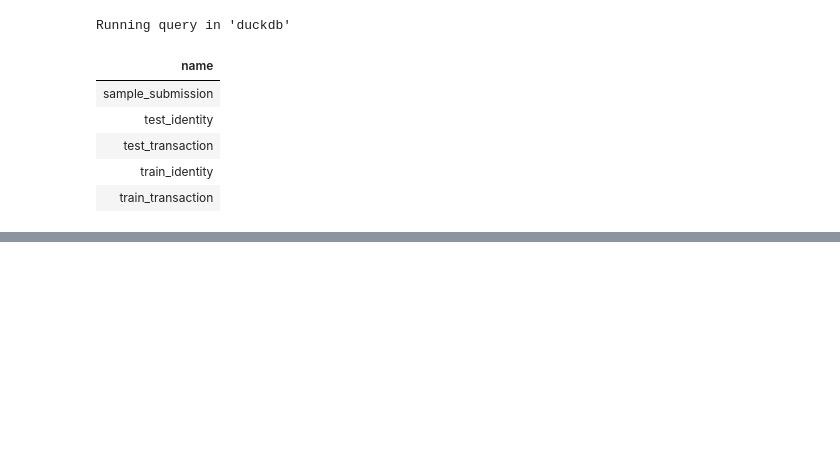
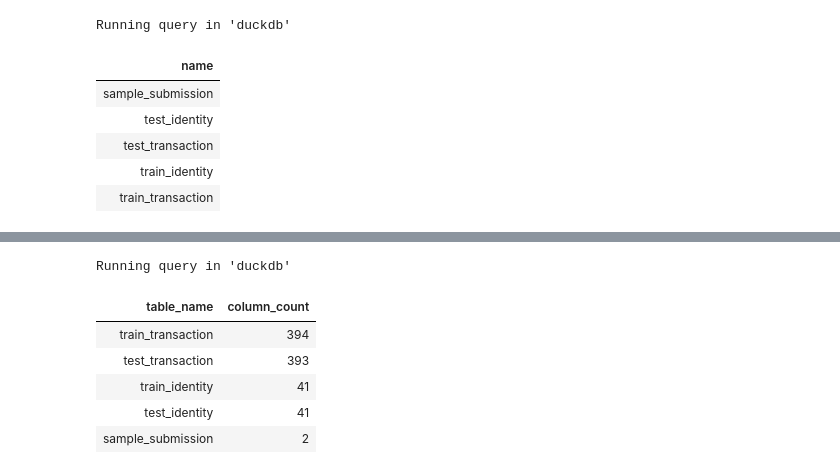
Before and after one commit to Vincent-kiptoo/IEEE-CIS-Fraud-Prioritization, a Jupyter notebook: notebooks/01_dataset_audit.ipynb, the cells around one changed output, grey strips where cells are left out. Drawn from its saved outputs; the diff is of its cells as text; code cells hidden in the pictures; blank space fills up the shorter version.

```diff
--- a/notebooks/01_dataset_audit.ipynb
+++ b/notebooks/01_dataset_audit.ipynb
@@ -121,0 +262,20 @@ FROM
+# %%
+%%sql
+
+-- Determines the number of columns per table
+
+SELECT
+    table_name,
+    COUNT(*) AS column_count
+FROM information_schema.columns
+WHERE table_name IN ('train_transaction', 'test_transaction', 'train_identity', 'test_identity', 'sample_submission')
+GROUP BY table_name
+ORDER BY column_count DESC;
+# %% [output]
+Running query in 'duckdb'
+| table_name | column_count |
+| train_transaction | 394 |
+| test_transaction | 393 |
+| train_identity | 41 |
+| test_identity | 41 |
+| sample_submission | 2 |
```
Also changed, not shown: parts of 22 cells of this notebook.
